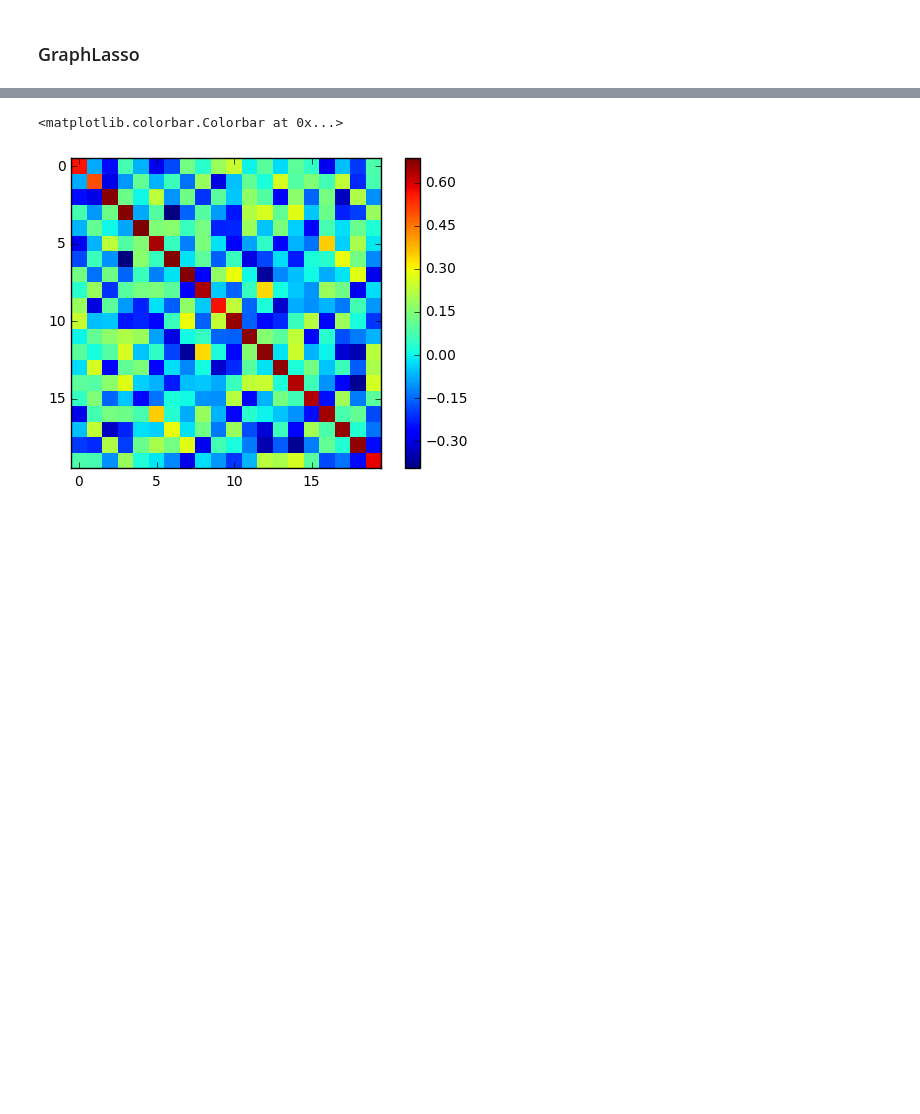
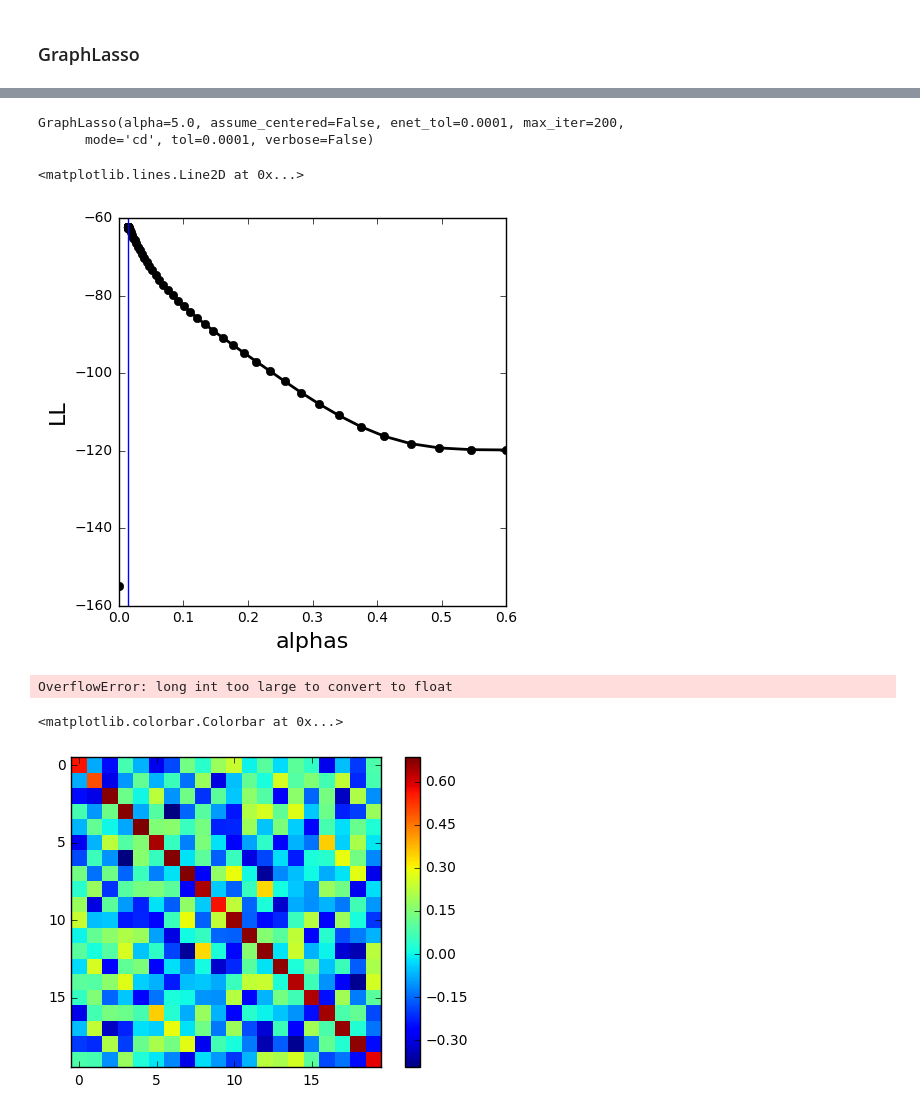
Before and after one commit to PaulZhutovsky/rsn_analysis, a Jupyter notebook: dynamic_FC.ipynb, the cells around one changed output, grey strips where cells are left out. Drawn from its saved outputs; the diff is of its cells as text; code cells hidden in the pictures; blank space fills up the shorter version.

Commit message:
glasso application

```diff
--- a/dynamic_FC.ipynb
+++ b/dynamic_FC.ipynb
@@ -34,0 +49,4 @@ for id_sub in xrange(num_subj):
+# %%
+cov_static = np.zeros((n_rsn, n_rsn, num_subj))
+for i_subj in xrange(num_subj):
+    cov_static[:, :, i_subj] = np.cov(data_all_subj[:, :, i_subj], rowvar=False, bias=True)
@@ -44,7 +72,10 @@ plt.plot(w)
 # %%
 w_broadcasten = w[:, np.newaxis, np.newaxis]
 # %%
-window_timecourses = np.zeros((window_size, num_windows, N_rsn, num_subj))
+window_timecourses = np.zeros((window_size, num_windows, n_rsn, num_subj))
+cov_dynamic = np.zeros((n_rsn, n_rsn, num_windows, num_subj))
 
 for i_window in xrange(0, num_windows, window_stepsize):
     window_timecourses[:, i_window, :, :] = data_all_subj[i_window:(i_window + window_size), :, :] * w_broadcasten
+    for i_subj in xrange(num_subj):
+        cov_dynamic[:, :, i_window, i_subj] = np.cov(window_timecourses[:, i_window, :, i_subj], rowvar=False, bias=False)
@@ -59,6 +100,6 @@ from sklearn.covariance import GraphLassoCV
 from sklearn.model_selection import KFold
 # %%
-cv = KFold(n_splits=window_timecourses.shape[1], shuffle=False)
+cv = KFold(n_splits=10, shuffle=False)
 # %%
 timecourses_concat = window_timecourses.reshape((np.product(window_timecourses.shape[:2]),
                                                             window_timecourses.shape[2],
@@ -66,5 +111,5 @@ timecourses_concat = window_timecourses.reshape((np.product(window_timecourses.s
 # %%
-glasso = GraphLassoCV(alphas=100, cv=cv, n_jobs=10, assume_centered=True)
+glasso = GraphLassoCV(alphas=50, cv=cv, n_jobs=3, max_iter=200, verbose=1)
 # %%
 glasso.fit(timecourses_concat[:, :, 0])
 # %% [output]
@@ -74,0 +130,5 @@ GraphLassoCV(alphas=100, assume_centered=True,
+# %%
+tmp.fit(timecourses_concat[:, :, 0])
+# %% [output]
+GraphLasso(alpha=5.0, assume_centered=False, enet_tol=0.0001, max_iter=200,
+      mode='cd', tol=0.0001, verbose=False)
@@ -74,0 +137,9 @@ GraphLassoCV(alphas=100, assume_centered=True,
+# %%
+plt.figure(figsize=(5, 5))
+plt.plot(np.array(glasso.cv_alphas_), glasso.grid_scores.mean(axis=1), '-ok', lw=2)
+plt.xlabel('alphas', fontsize=16)
+plt.ylabel('LL', fontsize=16)
+plt.axvline(glasso.alpha_)
+# %% [output]
+<matplotlib.lines.Line2D at 0x...>
+[figure, added]
@@ -75,3 +154,16 @@ GraphLassoCV(alphas=100, assume_centered=True,
+# %%
+prec_sparse = np.zeros((n_rsn, n_rsn, num_windows))
+cov_sparse = np.zeros_like(prec_sparse)
+
+for i_window in xrange(num_windows):
+    X = window_timecourses[:, i_window, :, 0]
+    cov, prec = graph_lasso(emp_cov=cov_dynamic[:, :, i_window, 0], alpha=alpha_best,
+                            cov_init=glasso.covariance_, mode='lars',
+                            max_iter=200, verbose=100, return_costs=False, return_n_iter=False)
+    prec_sparse[:, :, i_iwindow] = prec
+    cov_sparse[:, :, i_window] = cov
+# %% [output]
+OverflowError: long int too large to convert to float
 # %%
 plt.imshow(glasso.covariance_, interpolation='none')
 plt.colorbar()
```
Also changed, not shown: parts of 23 cells of this notebook.
